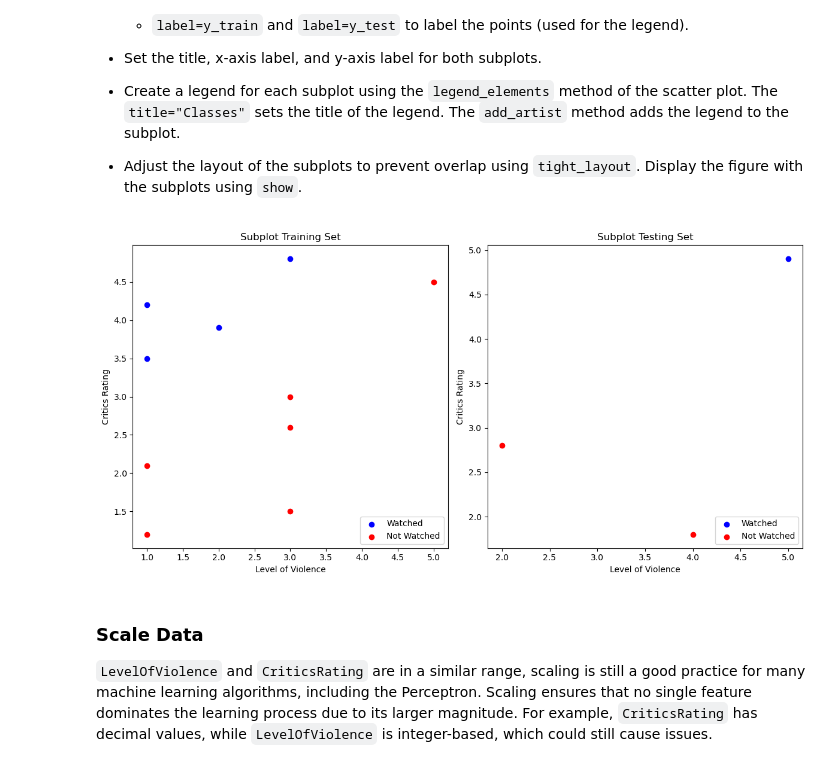
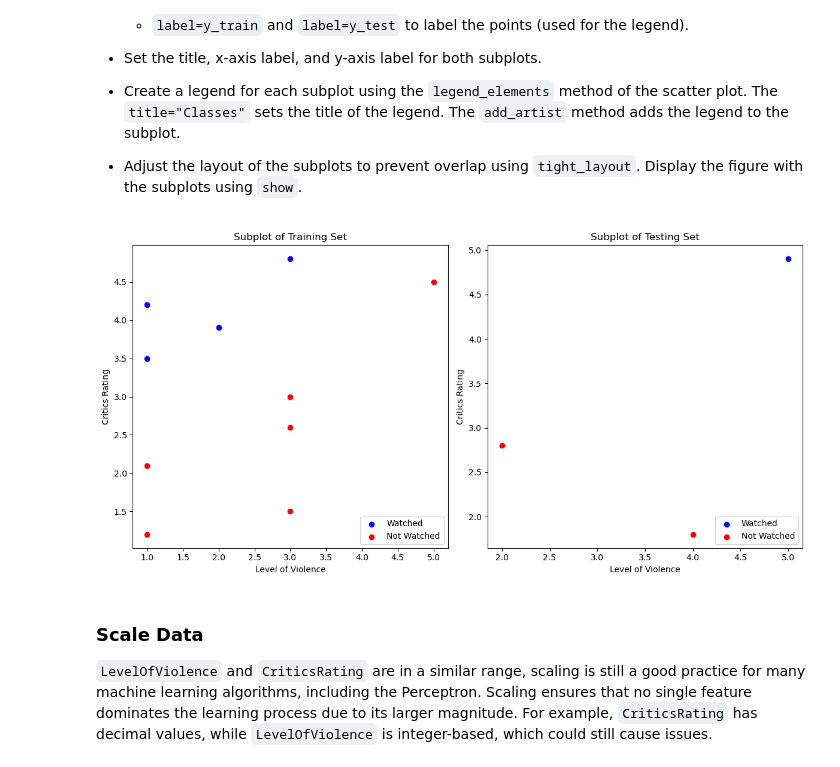
Before and after one commit to thaopham98/DataScience, a Jupyter notebook: python_analysis/PLA_classification.ipynb, the cells around one changed output. Cells and saved outputs as stored; diff of their text form; code cells hidden in the pictures.

```diff
--- a/python_analysis/PLA_classification.ipynb
+++ b/python_analysis/PLA_classification.ipynb
@@ -152,36 +158,36 @@ fig, axes = plt.subplots(nrows=1, ncols=2, figsize=(12, 6))
 # Plot training set
 axes[0].scatter(X_train[y_train == 1].iloc[:, 0], X_train[y_train == 1].iloc[:, 1], color='blue', label='Watched')
 axes[0].scatter(X_train[y_train == -1].iloc[:, 0], X_train[y_train == -1].iloc[:, 1], color='red', label='Not Watched')
 # scatter_train = axes[0].scatter(X_train.iloc[:, 0], X_train.iloc[:, 1], c=y_train, edgecolors='k', marker='o', label=y_train)
 
-axes[0].set_title('Subplot Training Set')
+axes[0].set_title('Subplot of Training Set')
 axes[0].set_xlabel('Level of Violence')
 axes[0].set_ylabel('Critics Rating')
     # Add legend
 # legend1 = axes[0].legend(*scatter_train.legend_elements(), title="Classes")
 # axes[0].add_artist(legend1)
 axes[0].legend(loc='lower right')
 
 
 # Plot testing set
 axes[1].scatter(X_test[y_test == 1].iloc[:, 0], X_test[y_test == 1].iloc[:, 1], color='blue', label='Watched')
 axes[1].scatter(X_test[y_test == -1].iloc[:, 0], X_test[y_test == -1].iloc[:, 1], color='red', label='Not Watched')
 # scatter_test = axes[1].scatter(X_test.iloc[:, 0], X_test.iloc[:, 1], c=y_test, edgecolors='k', marker='o', label=y_test)
 
-axes[1].set_title('Subplot Testing Set')
+axes[1].set_title('Subplot of Testing Set')
 axes[1].set_xlabel('Level of Violence')
 axes[1].set_ylabel('Critics Rating')
     # Add legend
 # legend2 = axes[1].legend(*scatter_test.legend_elements(), title="Classes")
 # axes[1].add_artist(legend2)
 axes[1].legend(loc='lower right')
 
 
 # Show the plots
 plt.tight_layout()
 plt.show()
 # %% [output]
-[figure, old version]
+[figure, new version]
 # %% [markdown]
 ### Scale Data
 `LevelOfViolence` and `CriticsRating` are in a similar range, scaling is still a good practice for many machine learning algorithms, including the Perceptron. Scaling ensures that no single feature dominates the learning process due to its larger magnitude. For example, `CriticsRating` has decimal values, while `LevelOfViolence` is integer-based, which could still cause issues.
```
Also changed, not shown: parts of 6 cells of this notebook.
